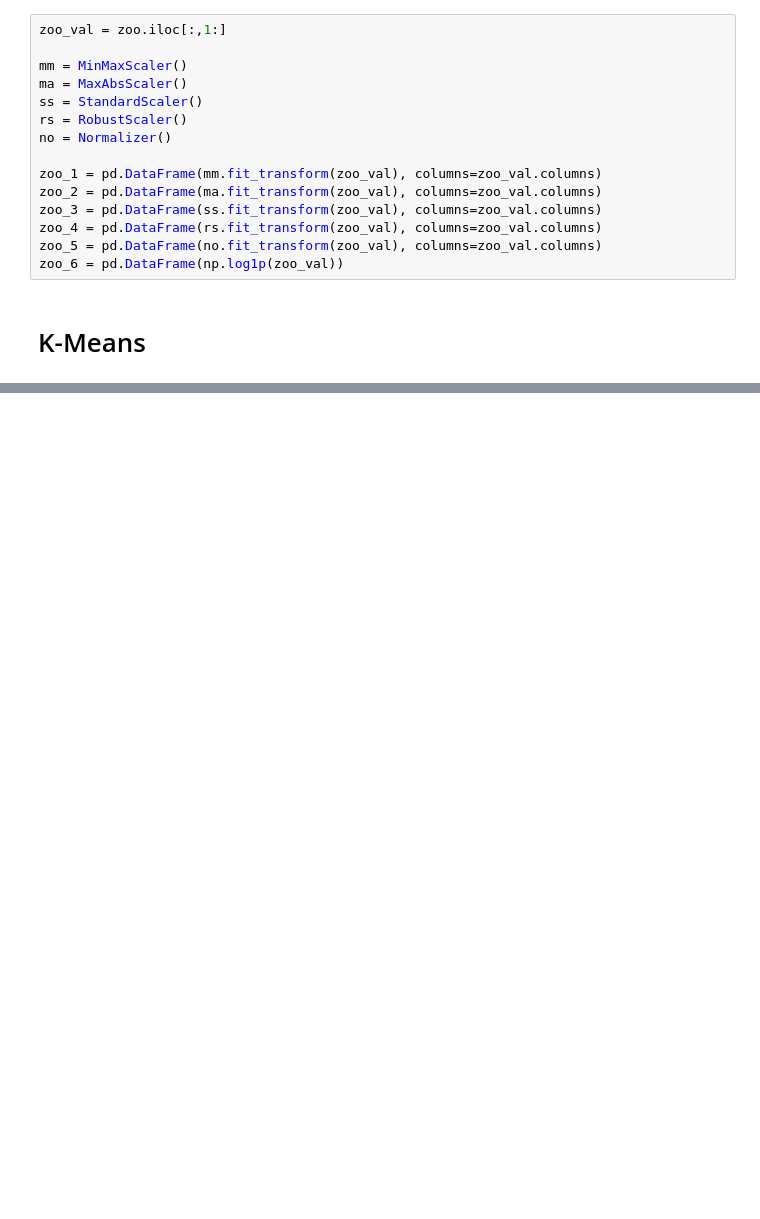
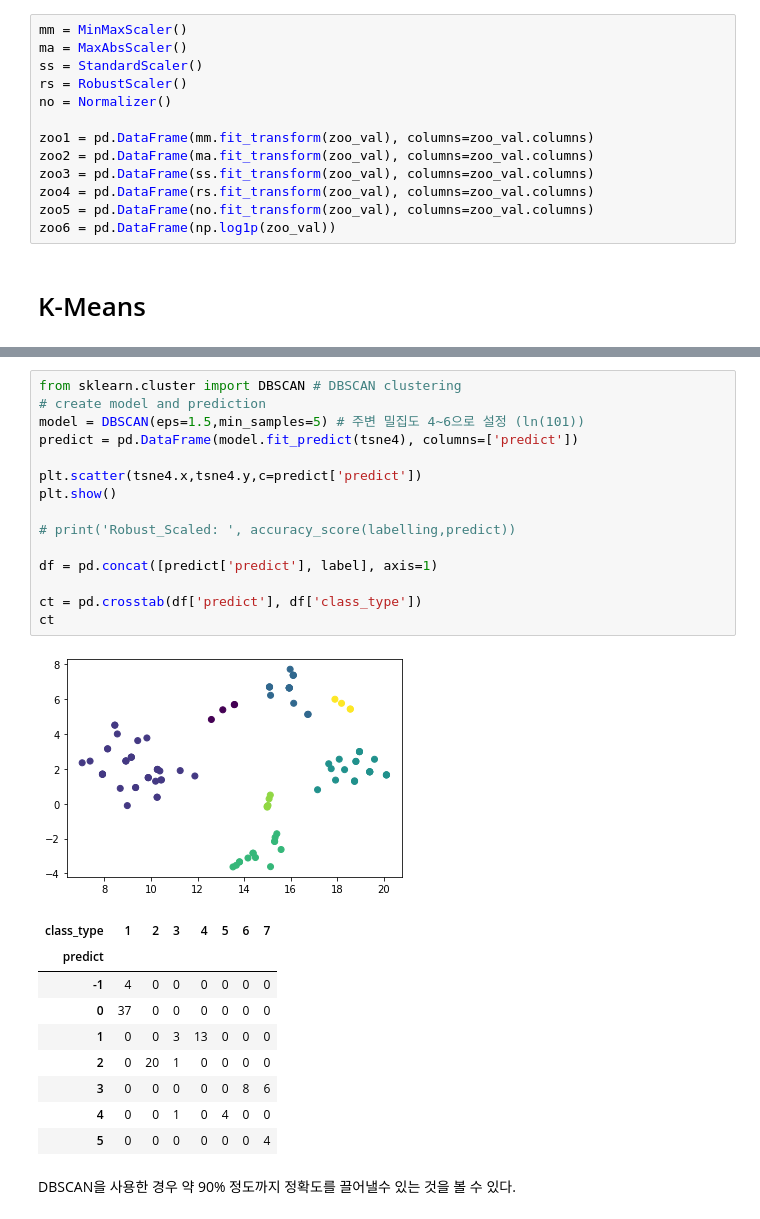
Before and after one commit to DongHyun99/Data_Mining, a Jupyter notebook: Pandas_data_analysis/zoo_data.ipynb, the cells around one changed output, grey strips where cells are left out. Drawn from its saved outputs; the diff is of its cells as text; blank space fills up the shorter version.

```diff
--- a/Pandas_data_analysis/zoo_data.ipynb
+++ b/Pandas_data_analysis/zoo_data.ipynb
@@ -118,18 +102,16 @@ from sklearn.preprocessing import Normalizer
 # %%
-zoo_val = zoo.iloc[:,1:]
-
 mm = MinMaxScaler()
 ma = MaxAbsScaler()
 ss = StandardScaler()
 rs = RobustScaler()
 no = Normalizer()
 
-zoo_1 = pd.DataFrame(mm.fit_transform(zoo_val), columns=zoo_val.columns)
-zoo_2 = pd.DataFrame(ma.fit_transform(zoo_val), columns=zoo_val.columns)
-zoo_3 = pd.DataFrame(ss.fit_transform(zoo_val), columns=zoo_val.columns)
-zoo_4 = pd.DataFrame(rs.fit_transform(zoo_val), columns=zoo_val.columns)
-zoo_5 = pd.DataFrame(no.fit_transform(zoo_val), columns=zoo_val.columns)
-zoo_6 = pd.DataFrame(np.log1p(zoo_val))
+zoo1 = pd.DataFrame(mm.fit_transform(zoo_val), columns=zoo_val.columns)
+zoo2 = pd.DataFrame(ma.fit_transform(zoo_val), columns=zoo_val.columns)
+zoo3 = pd.DataFrame(ss.fit_transform(zoo_val), columns=zoo_val.columns)
+zoo4 = pd.DataFrame(rs.fit_transform(zoo_val), columns=zoo_val.columns)
+zoo5 = pd.DataFrame(no.fit_transform(zoo_val), columns=zoo_val.columns)
+zoo6 = pd.DataFrame(np.log1p(zoo_val))
 # %% [markdown]
 # K-Means
 # %%
@@ -171,0 +224,28 @@ Decision Tree의 장점 중 하나가 scailer의 영향을 받지 않는다는
+# %%
+from sklearn.cluster import DBSCAN # DBSCAN clustering
+# create model and prediction
+model = DBSCAN(eps=1.5,min_samples=5) # 주변 밀집도 4~6으로 설정 (ln(101))
+predict = pd.DataFrame(model.fit_predict(tsne4), columns=['predict'])
+
+plt.scatter(tsne4.x,tsne4.y,c=predict['predict'])
+plt.show()
+
+# print('Robust_Scaled: ', accuracy_score(labelling,predict))
+
+df = pd.concat([predict['predict'], label], axis=1)
+
+ct = pd.crosstab(df['predict'], df['class_type'])
+ct
+# %% [output]
+[figure, added]
+| class_type | 1 | 2 | 3 | 4 | 5 | 6 | 7 |
+| predict |  |  |  |  |  |  |  |
+| -1 | 4 | 0 | 0 | 0 | 0 | 0 | 0 |
+| 0 | 37 | 0 | 0 | 0 | 0 | 0 | 0 |
+| 1 | 0 | 0 | 3 | 13 | 0 | 0 | 0 |
+| 2 | 0 | 20 | 1 | 0 | 0 | 0 | 0 |
+| 3 | 0 | 0 | 0 | 0 | 0 | 8 | 6 |
+| 4 | 0 | 0 | 1 | 0 | 4 | 0 | 0 |
+| 5 | 0 | 0 | 0 | 0 | 0 | 0 | 4 |
+# %% [markdown]
+DBSCAN을 사용한 경우 약 90% 정도까지 정확도를 끌어낼수 있는 것을 볼 수 있다.
```
Also changed, not shown: parts of 11 cells of this notebook, 5 other files.
